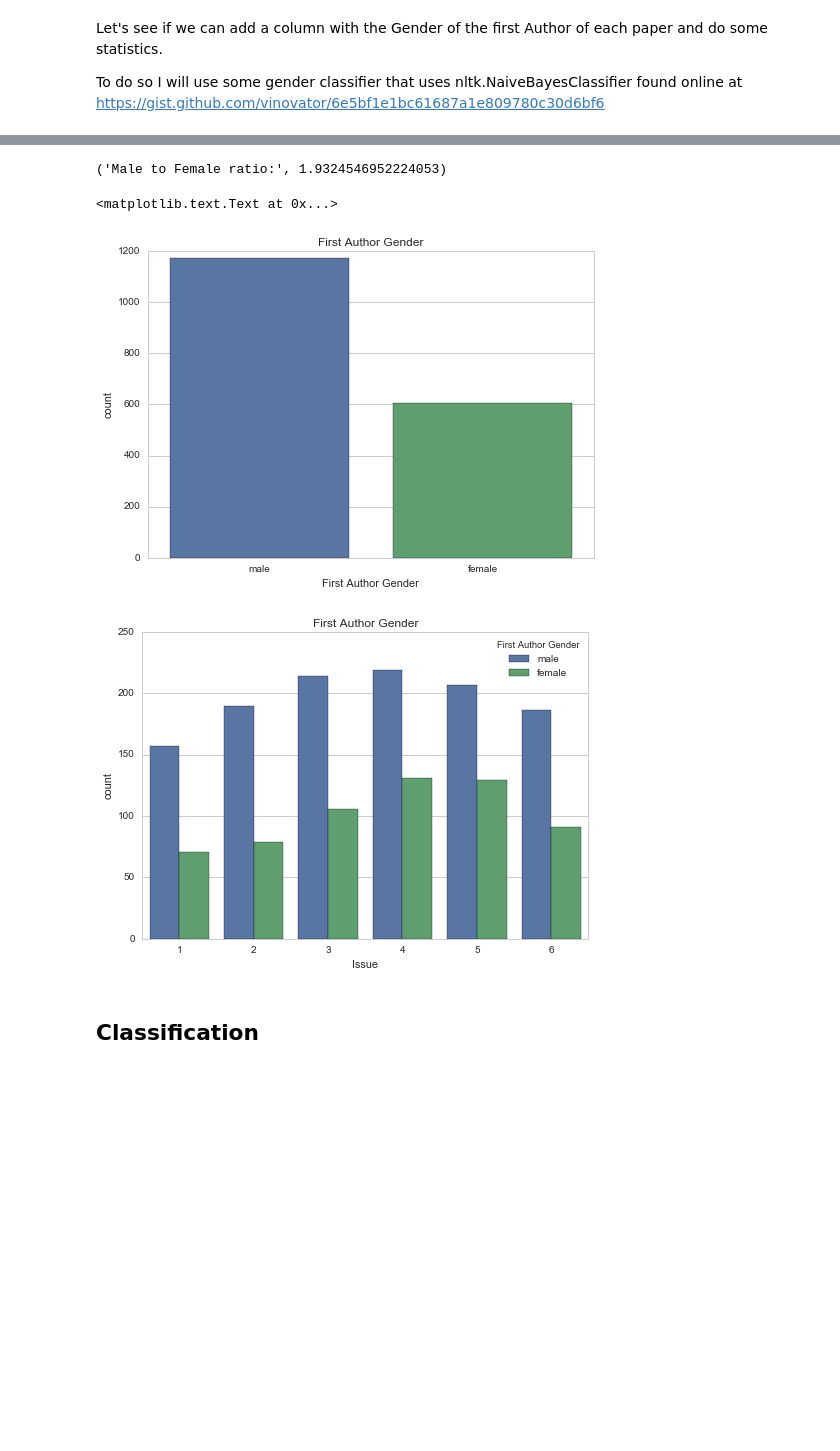
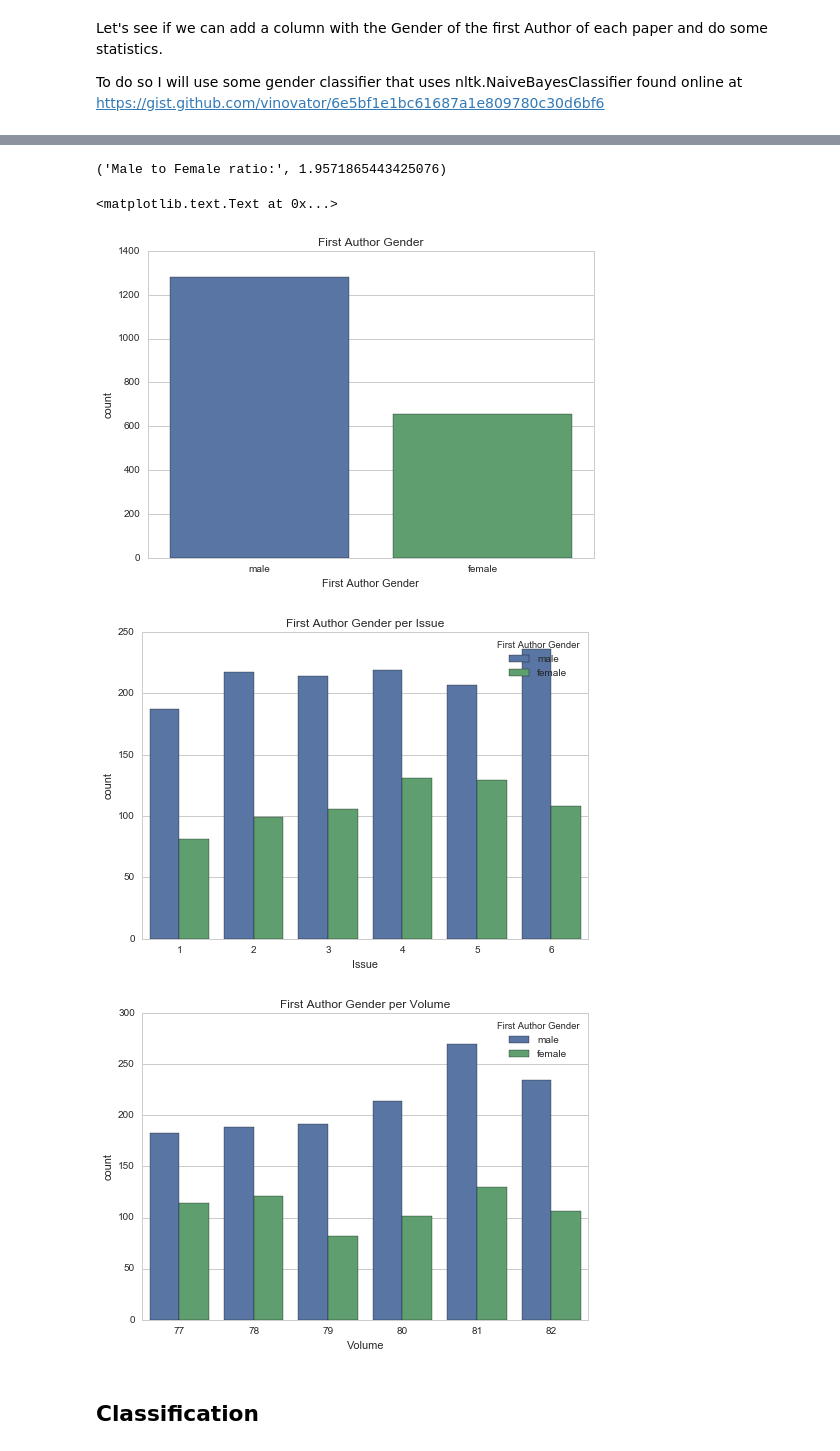
Before and after one commit to mrava87/SEG_NLP, a Jupyter notebook: NLP_SEG_analysis.ipynb, the cells around one changed output, grey strips where cells are left out. Saved outputs shown, nothing was run; the diff lists cells and outputs as text; code cells hidden in the pictures; blank space fills up the shorter version.

```diff
--- a/NLP_SEG_analysis.ipynb
+++ b/NLP_SEG_analysis.ipynb
@@ -423,22 +423,28 @@ claire: female
 # %%
 df_seg['First Author Name']   = df_seg['Authors'].apply(extract_first_authors_name)
 df_seg['First Author Gender'] = df_seg['First Author Name'].apply(gender_classifier, classifier=classifier)
 
 print('Male to Female ratio:', float(sum(df_seg['First Author Gender']=='male'))/
       float(sum(df_seg['First Author Gender']=='female')))
 
 plt.figure()
 ax = sns.countplot(x="First Author Gender", data=df_seg)
 ax.set_title('First Author Gender')
+plt.savefig('./figs/author_gended.png',dpi=300)
 
 plt.figure()
 ax = sns.countplot( x="Issue", hue="First Author Gender", data=df_seg)
-ax.set_title('First Author Gender')
+ax.set_title('First Author Gender per Issue')
+
+plt.figure()
+ax = sns.countplot( x="Volume", hue="First Author Gender", data=df_seg)
+ax.set_title('First Author Gender per Volume')
 # %% [output]
-('Male to Female ratio:', 1.9324546952224053)
+('Male to Female ratio:', 1.9571865443425076)
 <matplotlib.text.Text at 0x...>
-[figure, old version]
+[figure, new version]
-[figure, old version]
+[figure, new version]
+[figure, added]
 # %% [markdown]
 ## Classification
 # %% [markdown]
```
Also changed, not shown: parts of 15 cells of this notebook, 16 other files.
